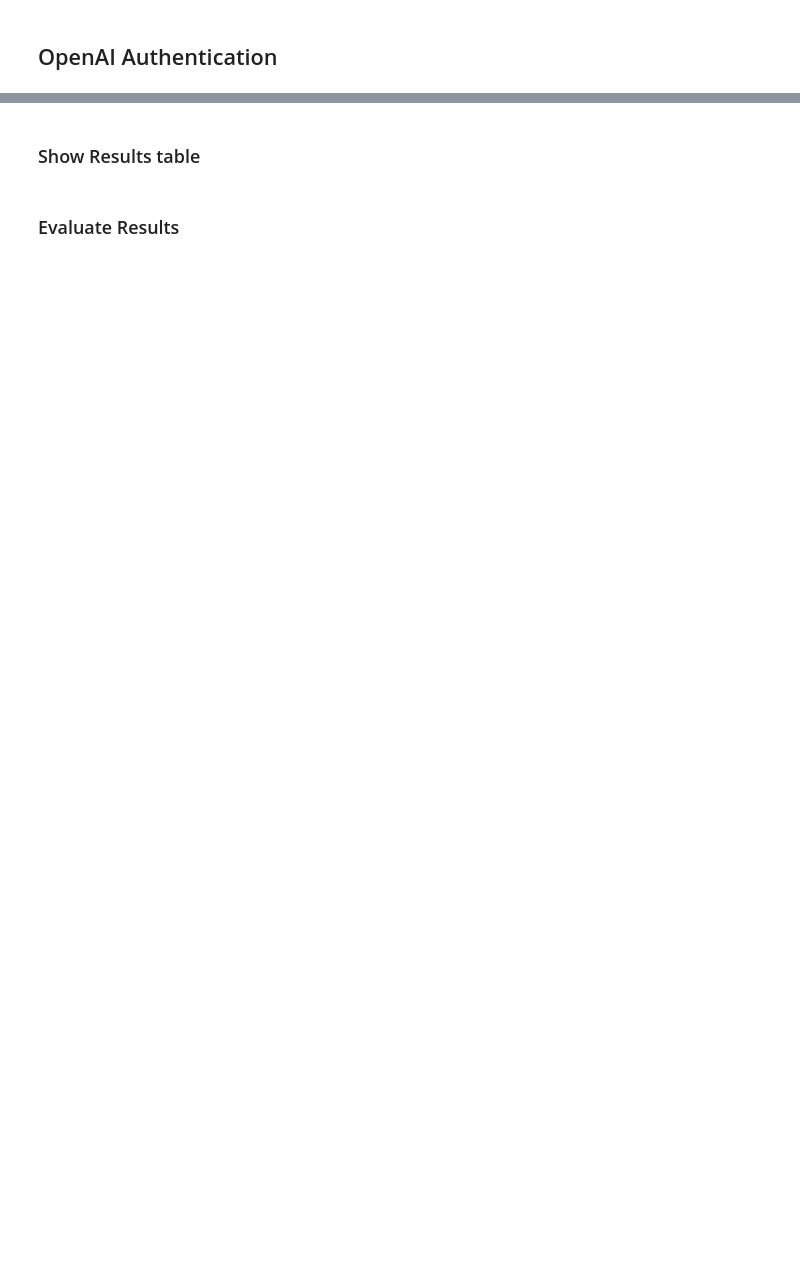
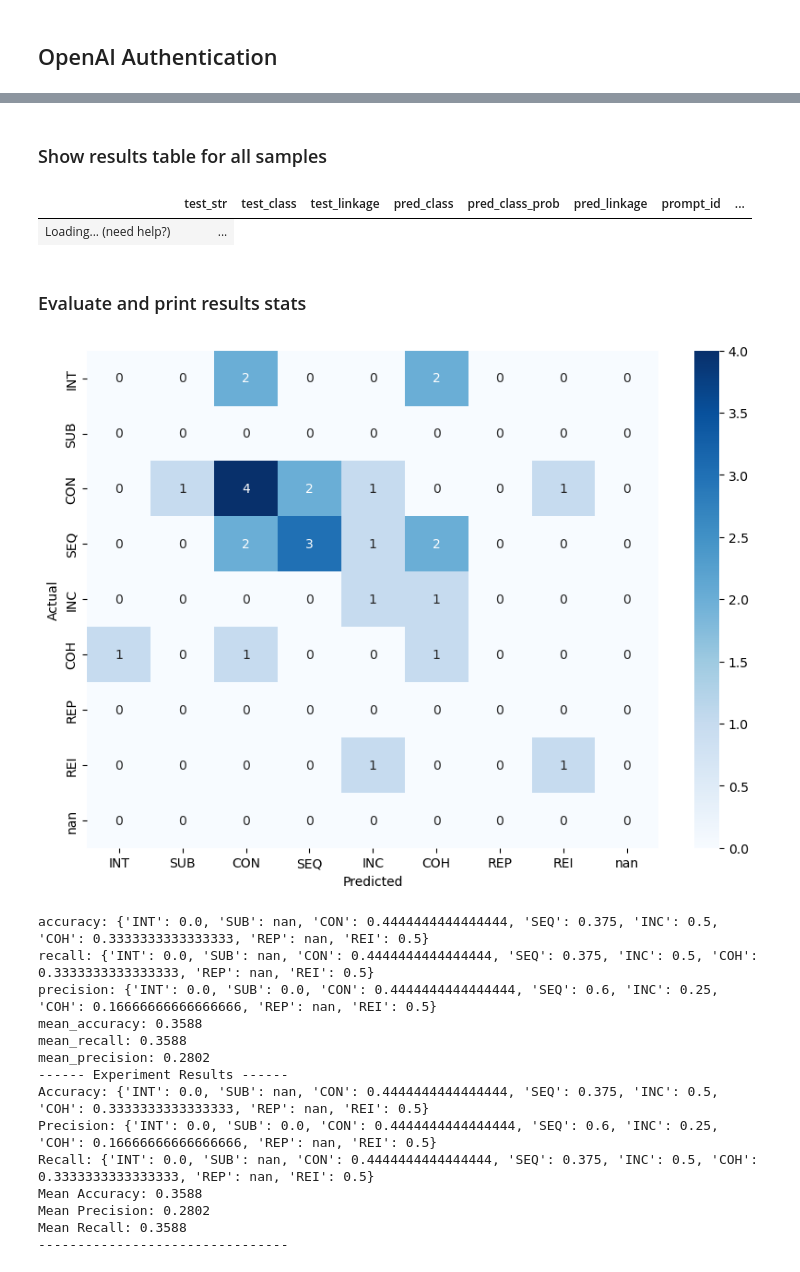
Before and after one commit to Sydney-Informatics-Hub/LLM-LCT-sequencing, a Jupyter notebook: notebooks/llm_experiment.ipynb, the cells around one changed output, grey strips where cells are left out. Drawn from its saved outputs; the diff is of its cells as text; code cells hidden in the pictures; blank space fills up the shorter version.

Commit message:
Streamline notebook

```diff
--- a/notebooks/llm_experiment.ipynb
+++ b/notebooks/llm_experiment.ipynb
@@ -263,0 +76,9 @@ save_text(str(token_count), os.path.join(outpath_exp, filename_token_count))
+# %%
+df_results, outpath_exp, seq_classes = ex.run_pipe(
+        outpath = outpath,
+        path_schema = path_schema,
+        filename_examples = filename_examples,
+        filename_schema = filename_schema,
+        filename_definitions = filename_definitions,
+        filename_zero_prompt = filename_zero_prompt,
+        modelname_llm = modelname_llm)
@@ -264,9 +103,8 @@ save_text(str(token_count), os.path.join(outpath_exp, filename_token_count))
 # %% [markdown]
-### Show Results table
+### Show results table for all samples
 # %%
-# show results table as panlel table
-from itables import init_notebook_mode
-init_notebook_mode(all_interactive=True)
+# show results table interactively
 df_results
+# %% [output]
+|  | test_str | test_class | test_linkage | pred_class | pred_class_prob | pred_linkage | prompt_id | ... |
+| Loading... (need help?) | ... |
-# %% [markdown]
-### Evaluate Results
@@ -290,0 +111,20 @@ plt.show()
+# %% [markdown]
+### Evaluate and print results stats
+# %%
+ex.eval_exp(df_results, outpath_exp, seq_classes)
+# %% [output]
+[figure, added]
+accuracy: {'INT': 0.0, 'SUB': nan, 'CON': 0.4444444444444444, 'SEQ': 0.375, 'INC': 0.5, 'COH': 0.3333333333333333, 'REP': nan, 'REI': 0.5}
+recall: {'INT': 0.0, 'SUB': nan, 'CON': 0.4444444444444444, 'SEQ': 0.375, 'INC': 0.5, 'COH': 0.3333333333333333, 'REP': nan, 'REI': 0.5}
+precision: {'INT': 0.0, 'SUB': 0.0, 'CON': 0.4444444444444444, 'SEQ': 0.6, 'INC': 0.25, 'COH': 0.16666666666666666, 'REP': nan, 'REI': 0.5}
+mean_accuracy: 0.3588
+mean_recall: 0.3588
+mean_precision: 0.2802
+------ Experiment Results ------
+Accuracy: {'INT': 0.0, 'SUB': nan, 'CON': 0.4444444444444444, 'SEQ': 0.375, 'INC': 0.5, 'COH': 0.3333333333333333, 'REP': nan, 'REI': 0.5}
+Precision: {'INT': 0.0, 'SUB': 0.0, 'CON': 0.4444444444444444, 'SEQ': 0.6, 'INC': 0.25, 'COH': 0.16666666666666666, 'REP': nan, 'REI': 0.5}
+Recall: {'INT': 0.0, 'SUB': nan, 'CON': 0.4444444444444444, 'SEQ': 0.375, 'INC': 0.5, 'COH': 0.3333333333333333, 'REP': nan, 'REI': 0.5}
+Mean Accuracy: 0.3588
+Mean Precision: 0.2802
+Mean Recall: 0.3588
+--------------------------------
```
Also changed, not shown: parts of 23 cells of this notebook.
